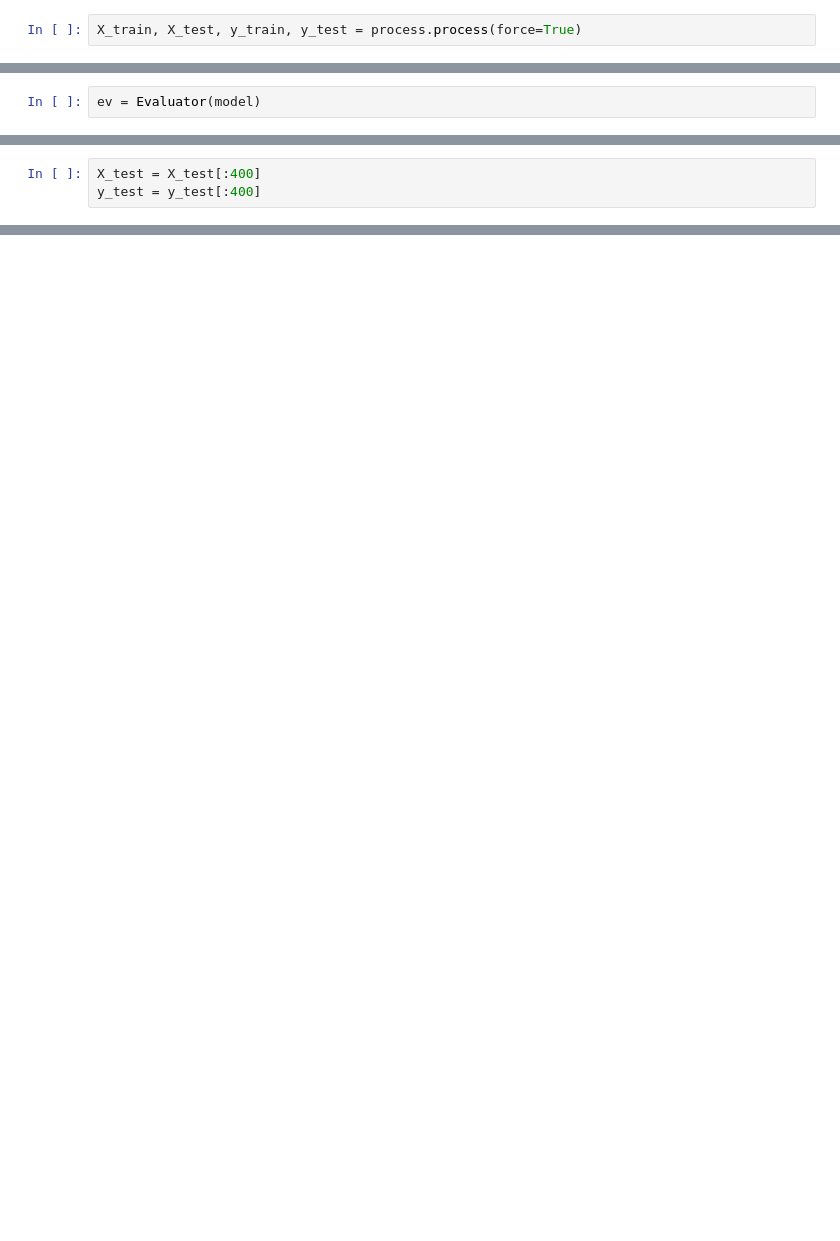
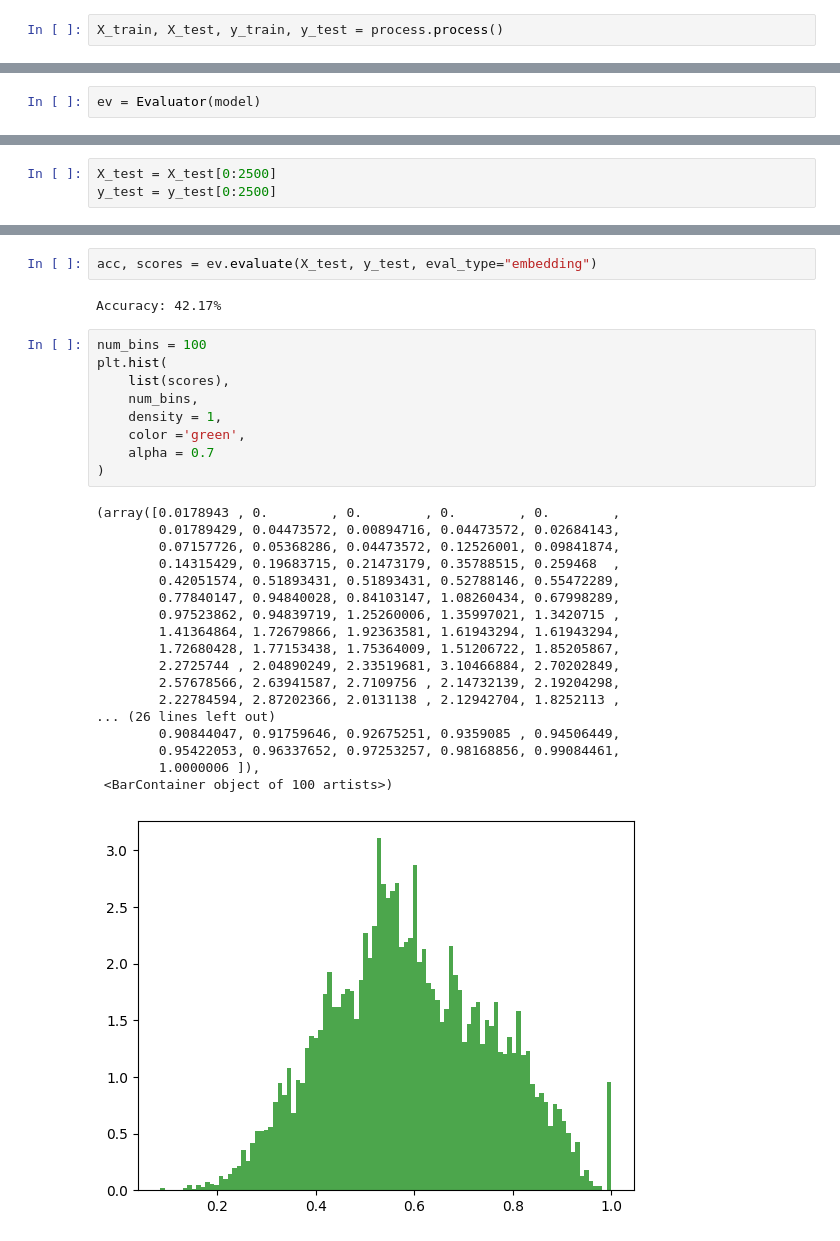
Before and after one commit to MisterXY89/TUW-ML-3, a Jupyter notebook: ml3.ipynb, the cells around one changed output, grey strips where cells are left out. Saved outputs shown, nothing was run; the diff lists cells and outputs as text; blank space fills up the shorter version.

Commit message:
update & embeddings sim

```diff
--- a/ml3.ipynb
+++ b/ml3.ipynb
@@ -51,3 +36,3 @@ process = Process(
 )
 # %%
-X_train, X_test, y_train, y_test = process.process(force=True)
+X_train, X_test, y_train, y_test = process.process()
@@ -79,6 +84,6 @@ ev = Evaluator(model)
 # %%
-X_test = X_test[:400]
-y_test = y_test[:400]
+X_test = X_test[0:2500]
+y_test = y_test[0:2500]
 # %%
 ev.evaluate(X_test, y_test, eval_type="id")
 # %% [output]
@@ -90,0 +98,32 @@ Accuracy Lemma:  0.5
+# %%
+acc, scores = ev.evaluate(X_test, y_test, eval_type="embedding")
+# %% [output]
+Accuracy: 42.17%
+# %%
+num_bins = 100
+plt.hist(
+    list(scores),
+    num_bins,
+    density = 1,
+    color ='green',
+    alpha = 0.7
+)
+# %% [output]
+(array([0.0178943 , 0.        , 0.        , 0.        , 0.        ,
+        0.01789429, 0.04473572, 0.00894716, 0.04473572, 0.02684143,
+        0.07157726, 0.05368286, 0.04473572, 0.12526001, 0.09841874,
+        0.14315429, 0.19683715, 0.21473179, 0.35788515, 0.259468  ,
+        0.42051574, 0.51893431, 0.51893431, 0.52788146, 0.55472289,
+        0.77840147, 0.94840028, 0.84103147, 1.08260434, 0.67998289,
+        0.97523862, 0.94839719, 1.25260006, 1.35997021, 1.3420715 ,
+        1.41364864, 1.72679866, 1.92363581, 1.61943294, 1.61943294,
+        1.72680428, 1.77153438, 1.75364009, 1.51206722, 1.85205867,
+        2.2725744 , 2.04890249, 2.33519681, 3.10466884, 2.70202849,
+        2.57678566, 2.63941587, 2.7109756 , 2.14732139, 2.19204298,
+        2.22784594, 2.87202366, 2.0131138 , 2.12942704, 1.8252113 ,
+... (26 lines left out)
+        0.90844047, 0.91759646, 0.92675251, 0.9359085 , 0.94506449,
+        0.95422053, 0.96337652, 0.97253257, 0.98168856, 0.99084461,
+        1.0000006 ]),
+ <BarContainer object of 100 artists>)
+[figure, added]
```
Also changed, not shown: parts of 14 cells of this notebook, 17 other files.
